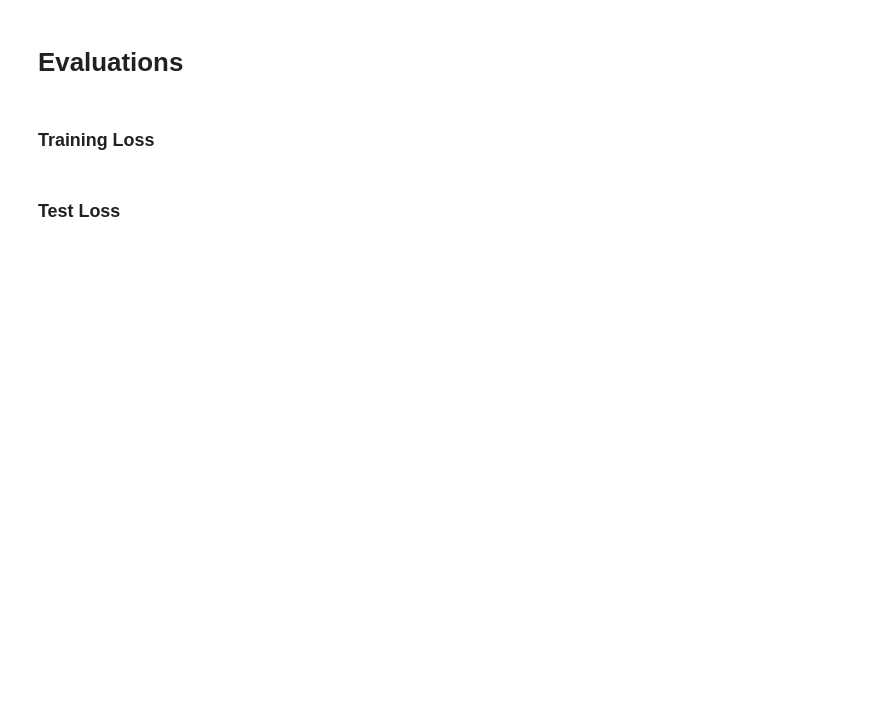
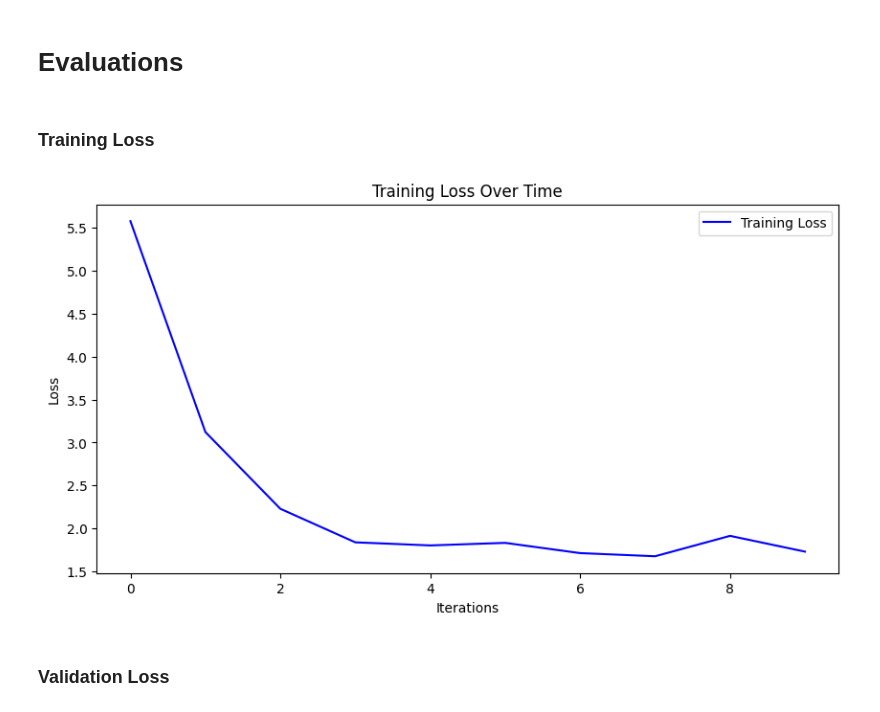
Before and after one commit to zakariaabboud/MiniGPT, a Jupyter notebook: finetune_opt.ipynb, the cells around one changed output. Saved outputs shown, nothing was run; the diff lists cells and outputs as text; code cells hidden in the pictures; blank space fills up the shorter version.

```diff
--- a/finetune_opt.ipynb
+++ b/finetune_opt.ipynb
@@ -154,14 +263,16 @@ generate(prompt='One day,', num_samples=2, steps=50)
 # %%
 def plot_loss(iterations, losses):
     """Plot the loss after training."""
     plt.figure(figsize=(10, 5))
     plt.plot(iterations, losses, label="Training Loss", color='blue')
     plt.xlabel("Iterations")
     plt.ylabel("Loss")
     plt.title("Training Loss Over Time")
     plt.legend()
     plt.show()
 
-plot_loss(range(500), losses)
+plot_loss(range(10), losses)
+# %% [output]
+[figure, added]
 # %% [markdown]
-### Test Loss
+### Validation Loss
```
Also changed, not shown: parts of 16 cells of this notebook, 1 other file.
